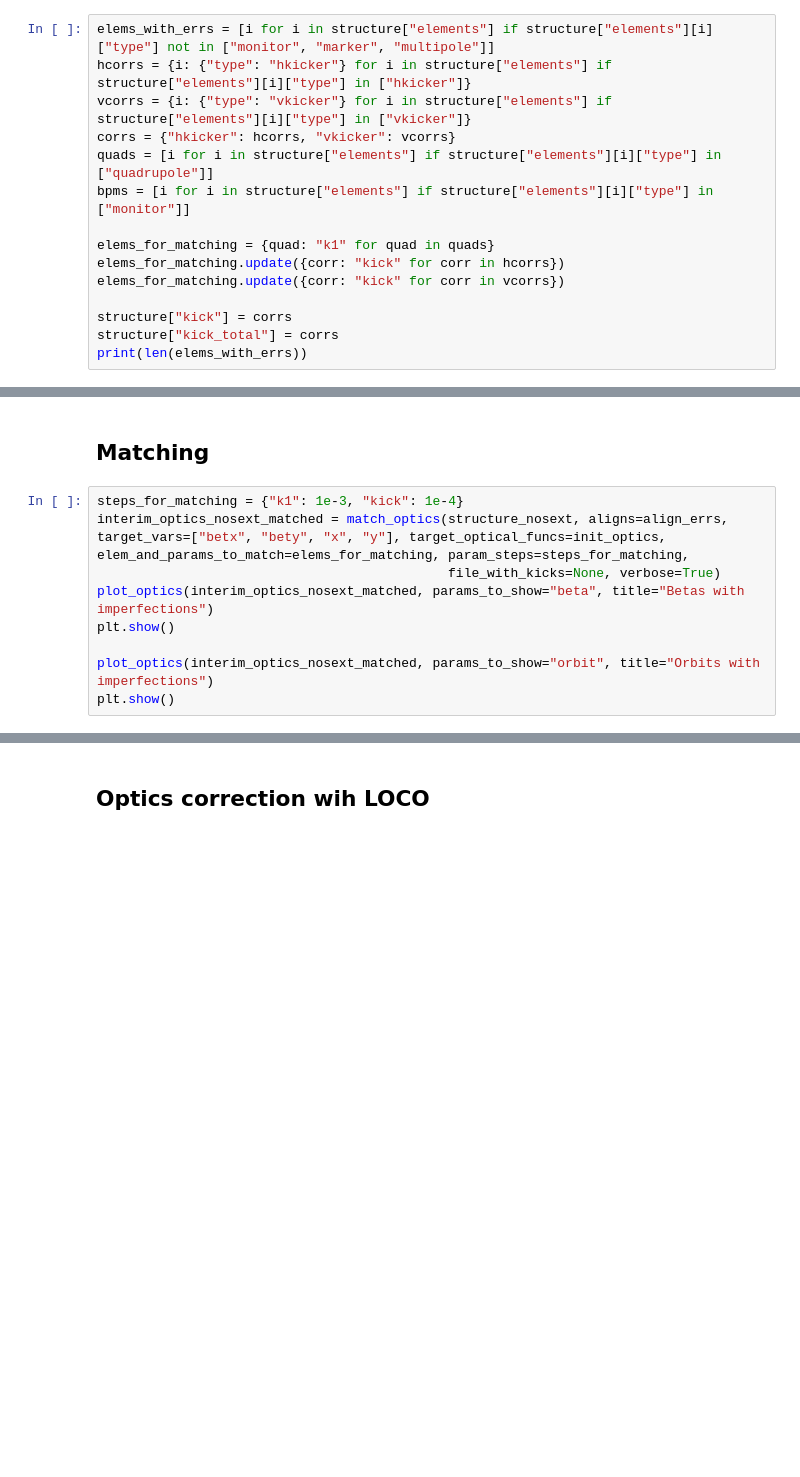
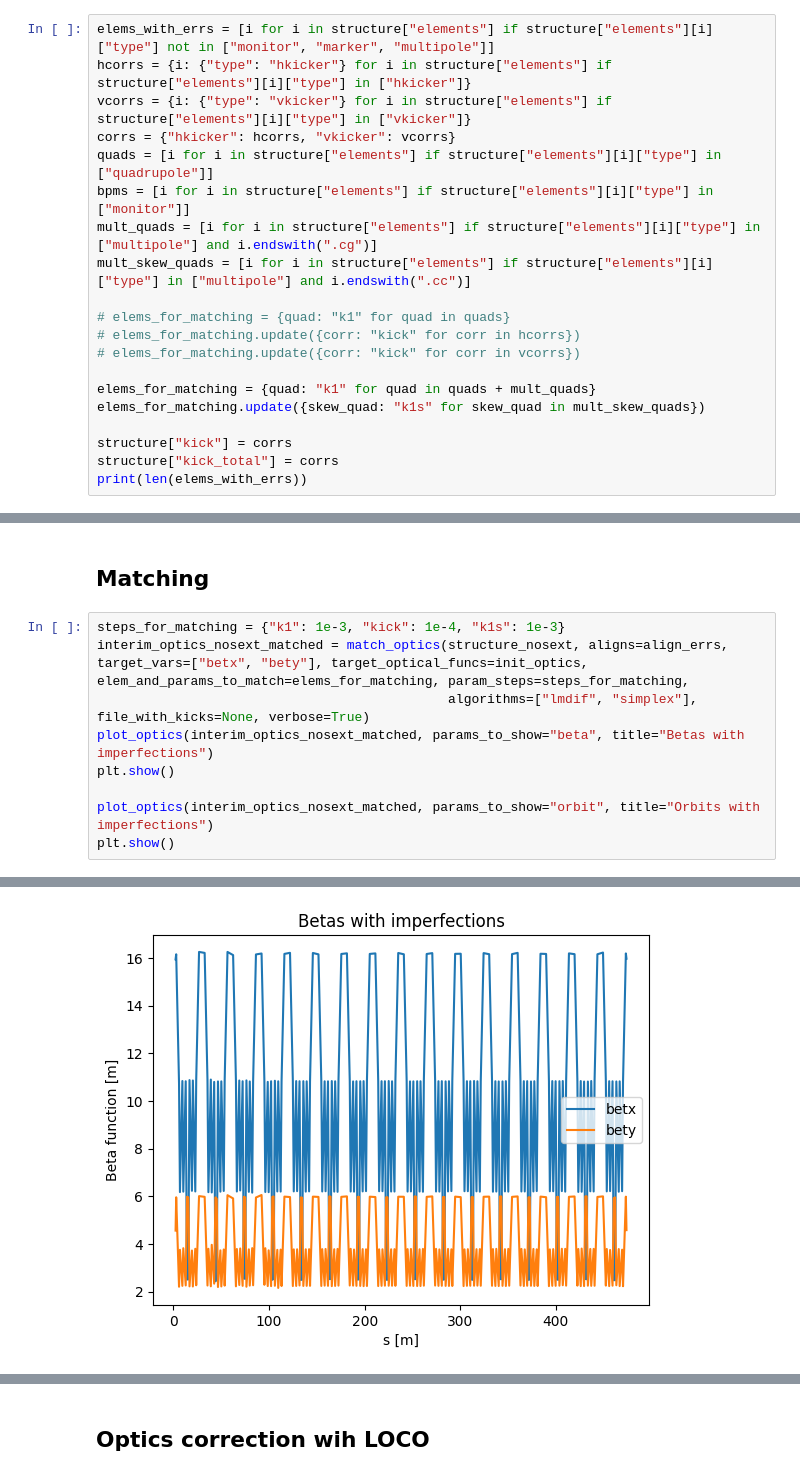
Before and after one commit to Rasimilian/SKIF-Lattice-Analysis, a Jupyter notebook: optics_closing.ipynb, the cells around one changed output, grey strips where cells are left out. Drawn from its saved outputs; the diff is of its cells as text; blank space fills up the shorter version.

Commit message:
Updated  notebook with match entries

```diff
--- a/optics_closing.ipynb
+++ b/optics_closing.ipynb
@@ -56,10 +56,15 @@ vcorrs = {i: {"type": "vkicker"} for i in structure["elements"] if structure["el
 corrs = {"hkicker": hcorrs, "vkicker": vcorrs}
 quads = [i for i in structure["elements"] if structure["elements"][i]["type"] in ["quadrupole"]]
 bpms = [i for i in structure["elements"] if structure["elements"][i]["type"] in ["monitor"]]
+mult_quads = [i for i in structure["elements"] if structure["elements"][i]["type"] in ["multipole"] and i.endswith(".cg")]
+mult_skew_quads = [i for i in structure["elements"] if structure["elements"][i]["type"] in ["multipole"] and i.endswith(".cc")]
 
-elems_for_matching = {quad: "k1" for quad in quads}
-elems_for_matching.update({corr: "kick" for corr in hcorrs})
-elems_for_matching.update({corr: "kick" for corr in vcorrs})
+# elems_for_matching = {quad: "k1" for quad in quads}
+# elems_for_matching.update({corr: "kick" for corr in hcorrs})
+# elems_for_matching.update({corr: "kick" for corr in vcorrs})
+
+elems_for_matching = {quad: "k1" for quad in quads + mult_quads}
+elems_for_matching.update({skew_quad: "k1s" for skew_quad in mult_skew_quads})
 
 structure["kick"] = corrs
 structure["kick_total"] = corrs
@@ -161,9 +166,9 @@ TypeError: 'NoneType' object is not subscriptable
 # %% [markdown]
 ## Matching
 # %%
-steps_for_matching = {"k1": 1e-3, "kick": 1e-4}
-interim_optics_nosext_matched = match_optics(structure_nosext, aligns=align_errs, target_vars=["betx", "bety", "x", "y"], target_optical_funcs=init_optics, elem_and_params_to_match=elems_for_matching, param_steps=steps_for_matching,
-                                             file_with_kicks=None, verbose=True)
+steps_for_matching = {"k1": 1e-3, "kick": 1e-4, "k1s": 1e-3}
+interim_optics_nosext_matched = match_optics(structure_nosext, aligns=align_errs, target_vars=["betx", "bety"], target_optical_funcs=init_optics, elem_and_params_to_match=elems_for_matching, param_steps=steps_for_matching,
+                                             algorithms=["lmdif", "simplex"], file_with_kicks=None, verbose=True)
 plot_optics(interim_optics_nosext_matched, params_to_show="beta", title="Betas with imperfections")
 plt.show()
 
@@ -174,0 +178 @@ TypeError: 'NoneType' object is not subscriptable
+[figure, added]
```
Also changed, not shown: parts of 1 cell of this notebook.
